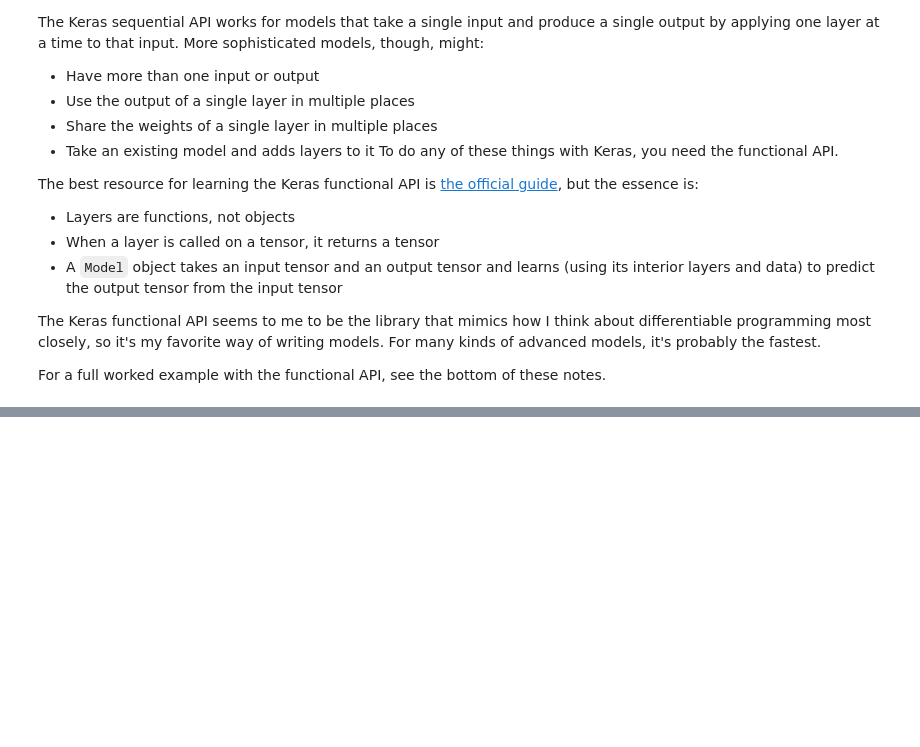
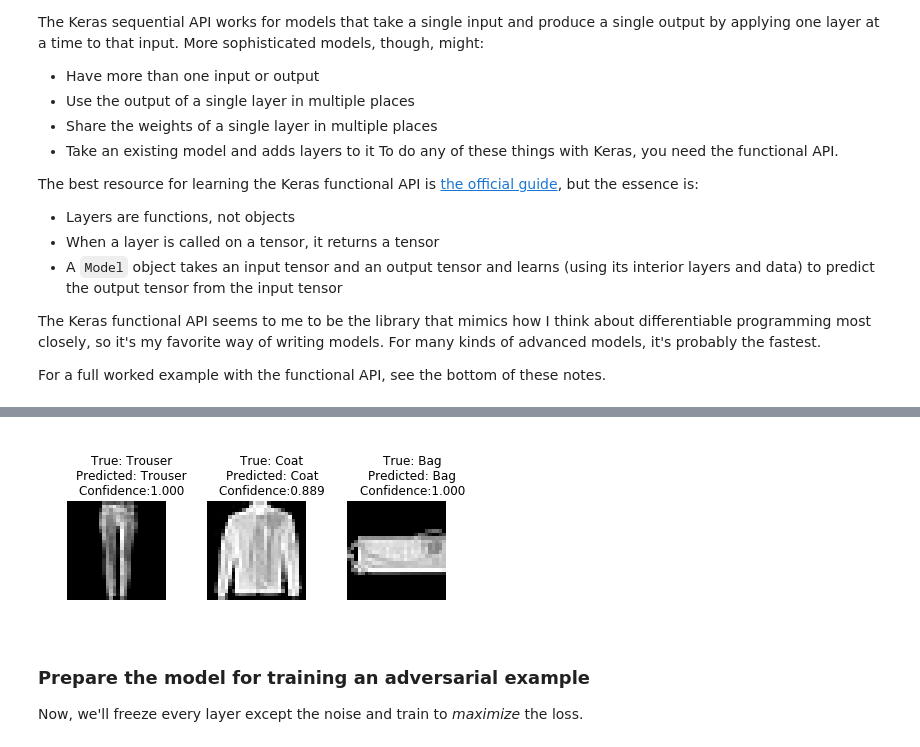
Before and after one commit to maxwells-daemons/caltech-cs11-tensorflow, a Jupyter notebook: labs/lab_5_adversarial_examples/notes_5.ipynb, the cells around one changed output, grey strips where cells are left out. Cells and saved outputs as stored; diff of their text form; code cells hidden in the pictures; blank space fills up the shorter version.

```diff
--- a/labs/lab_5_adversarial_examples/notes_5.ipynb
+++ b/labs/lab_5_adversarial_examples/notes_5.ipynb
@@ -192,0 +267,8 @@ But, as you'll find out in this week's assignment, it's actually sufficient to j
+# %%
+from keras.layers import Input, Add, Lambda
+
+# Creates a tensor that will hold the model input
+input_image = Input(img_shape, name='input_image')
+
+# This is what the model will see
+noised_image = AdversarialNoise(name='noised_image')(input_image)
@@ -192,0 +296,13 @@ But, as you'll find out in this week's assignment, it's actually sufficient to j
+# %%
+from keras.models import Model
+from keras.optimizers import Adam
+
+model = Model(input_image, output_probs)
+model.summary()
+
+# Prevent the model from changing the adversarial noise from zero
+model.get_layer('noised_image').trainable = False
+
+optimizer = Adam(lr=1e-3)
+model.compile(optimizer, loss='categorical_crossentropy',
+              metrics=['accuracy'])
@@ -192,0 +331,3 @@ But, as you'll find out in this week's assignment, it's actually sufficient to j
+# %%
+model.fit(x_train, y_train, batch_size=64, epochs=10,
+          validation_data=(x_test, y_test))
@@ -192,0 +353,25 @@ But, as you'll find out in this week's assignment, it's actually sufficient to j
+# %%
+# Plot some predictions now that the model's trained
+_, plots = plt.subplots(ncols=3)
+plt.tight_layout()
+
+for i in range(3):
+    idx = np.random.randint(x_test.shape[0])
+
+    probs = model.predict(np.array([x_test[idx]]))[0]
+    pred = label_dict[np.argmax(probs)]
+    confidence = np.max(probs)
+
+    plots[i].imshow(x_test[idx, :, :, 0], cmap='gray')
+    plots[i].axis('off')
+    plots[i].set_title(
+        '''
+        True: {0}
+        Predicted: {1}
+        Confidence:{2:0.3f}'''.format(label_dict[labels_test[idx]],
+                                      pred, confidence))
+# %% [output]
+[figure, added]
+# %% [markdown]
+### Prepare the model for training an adversarial example
+Now, we'll freeze every layer except the noise and train to _maximize_ the loss.
```
Also changed, not shown: parts of 23 cells of this notebook.
